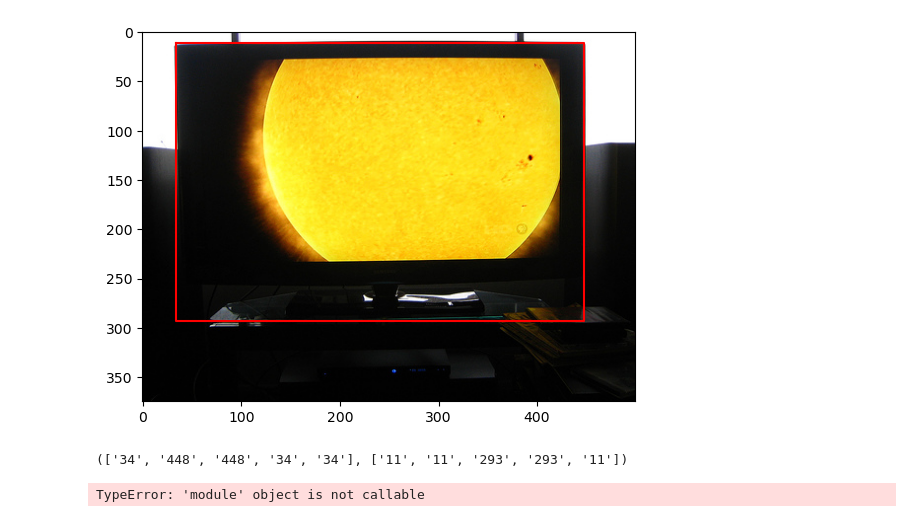
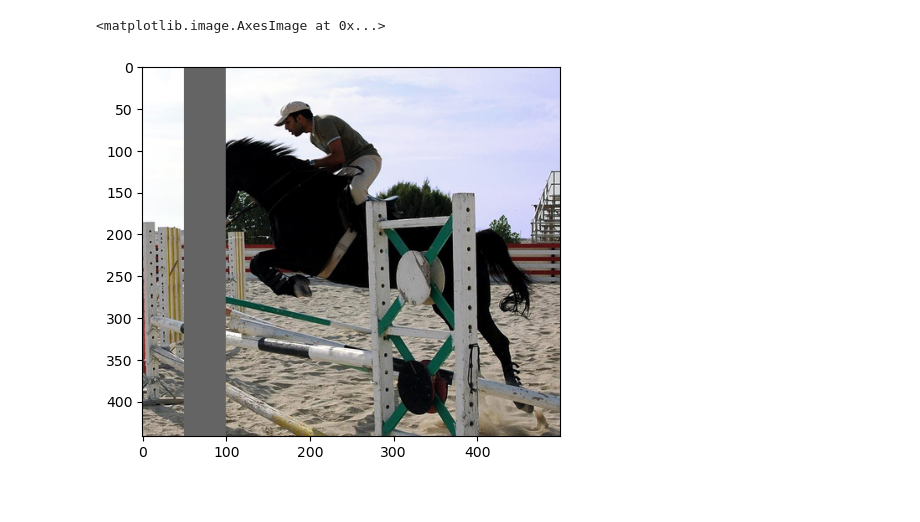
Before and after one commit to botbw/dl, a Jupyter notebook: playground.ipynb, the cells around one changed output. Saved outputs shown, nothing was run; the diff lists cells and outputs as text; code cells hidden in the pictures.

```diff
--- a/playground.ipynb
+++ b/playground.ipynb
@@ -4,2 +19,2 @@ import util.datasets
 # %%
-img, anno = util.datasets.pascal_voc_detection('/home/FYP/wang1570/datasets/pascal-voc-2012/VOCdevkit/VOC2012').load()
+train, test = utils.datasets.pascal_voc_detection(os.path.normpath("/home/FYP/wang1570/datasets/pascal-voc-2012/VOCdevkit/VOC2012")).load()
@@ -38,17 +25,10 @@ import matplotlib.patches as patches
-# %%
-fig, ax = plt.subplots()
-x, y = get_cor(anno[0]['object'])
-ax.plot(x, y, color = 'red')
-ax.imshow(img[0])
-plt.show()
-# %% [output]
-[figure, removed]
-# %%
-x, y
-# %% [output]
-(['34', '448', '448', '34', '34'], ['11', '11', '293', '293', '11'])
-# %%
-import os
-os.path.Pat('./ckpt_dir')
-# %% [output]
-TypeError: 'module' object is not callable
+# %%
+imgs = train[0]
+img = imgs[0]
+# %%
+img[:, 50:100] = 100
+# %%
+plt.imshow(img)
+# %% [output]
+<matplotlib.image.AxesImage at 0x...>
+[figure, added]
```
Also changed, not shown: parts of 18 cells of this notebook, 15 other files.
